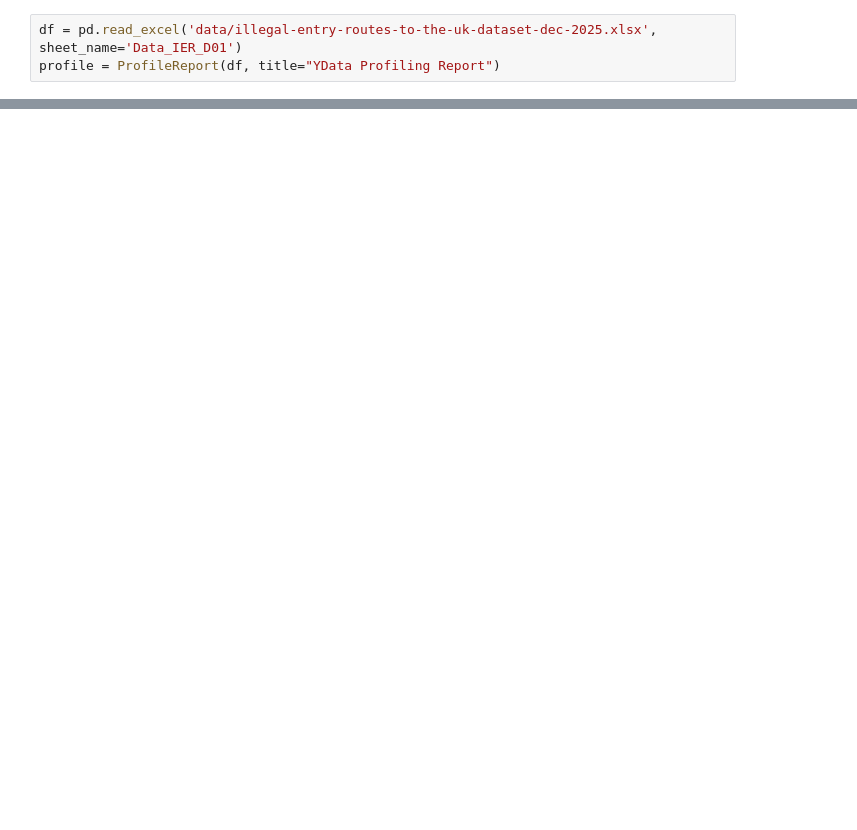
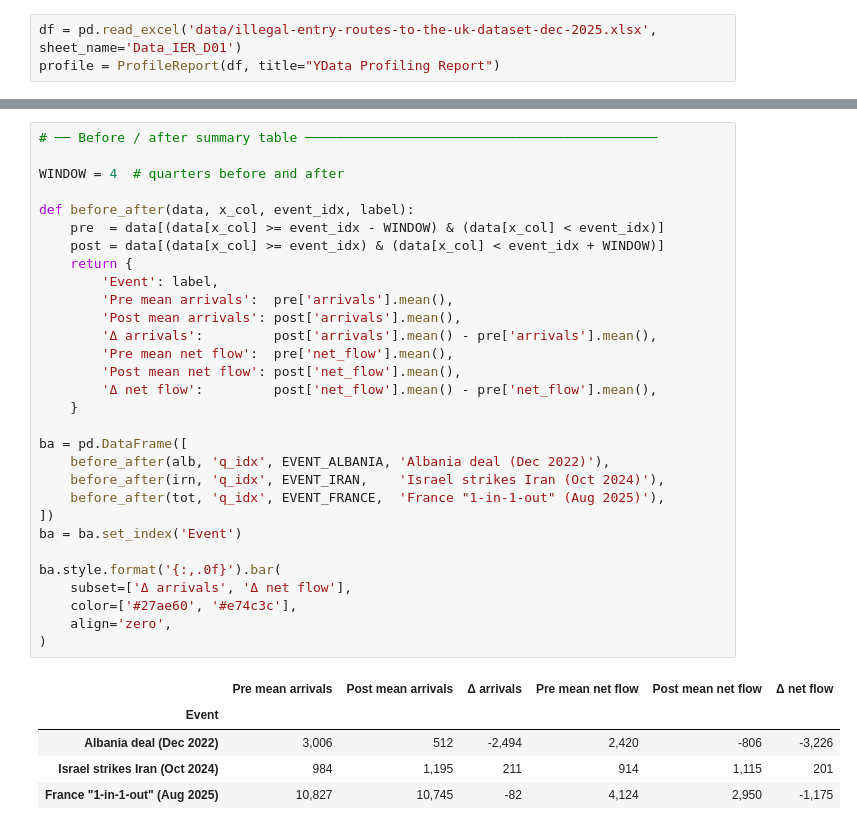
Before and after one commit to chri4354/april-repo, a Jupyter notebook: main.ipynb, the cells around one changed output, grey strips where cells are left out. Drawn from its saved outputs; the diff is of its cells as text; blank space fills up the shorter version.

```diff
--- a/main.ipynb
+++ b/main.ipynb
@@ -312,0 +687,36 @@ print("Saved: presentation/migration_flows_uk.html + .png")
+# %%
+# ── Before / after summary table ─────────────────────────────────────────────
+
+WINDOW = 4  # quarters before and after
+
+def before_after(data, x_col, event_idx, label):
+    pre  = data[(data[x_col] >= event_idx - WINDOW) & (data[x_col] < event_idx)]
+    post = data[(data[x_col] >= event_idx) & (data[x_col] < event_idx + WINDOW)]
+    return {
+        'Event': label,
+        'Pre mean arrivals':  pre['arrivals'].mean(),
+        'Post mean arrivals': post['arrivals'].mean(),
+        'Δ arrivals':         post['arrivals'].mean() - pre['arrivals'].mean(),
+        'Pre mean net flow':  pre['net_flow'].mean(),
+        'Post mean net flow': post['net_flow'].mean(),
+        'Δ net flow':         post['net_flow'].mean() - pre['net_flow'].mean(),
+    }
+
+ba = pd.DataFrame([
+    before_after(alb, 'q_idx', EVENT_ALBANIA, 'Albania deal (Dec 2022)'),
+    before_after(irn, 'q_idx', EVENT_IRAN,    'Israel strikes Iran (Oct 2024)'),
+    before_after(tot, 'q_idx', EVENT_FRANCE,  'France "1-in-1-out" (Aug 2025)'),
+])
+ba = ba.set_index('Event')
+
+ba.style.format('{:,.0f}').bar(
+    subset=['Δ arrivals', 'Δ net flow'],
+    color=['#27ae60', '#e74c3c'],
+    align='zero',
+)
+# %% [output]
+|  | Pre mean arrivals | Post mean arrivals | Δ arrivals | Pre mean net flow | Post mean net flow | Δ net flow |
+| Event |  |  |  |  |  |  |
+| Albania deal (Dec 2022) | 3,006 | 512 | -2,494 | 2,420 | -806 | -3,226 |
+| Israel strikes Iran (Oct 2024) | 984 | 1,195 | 211 | 914 | 1,115 | 201 |
+| France "1-in-1-out" (Aug 2025) | 10,827 | 10,745 | -82 | 4,124 | 2,950 | -1,175 |
```
Also changed, not shown: parts of 25 cells of this notebook, 17 other files.
